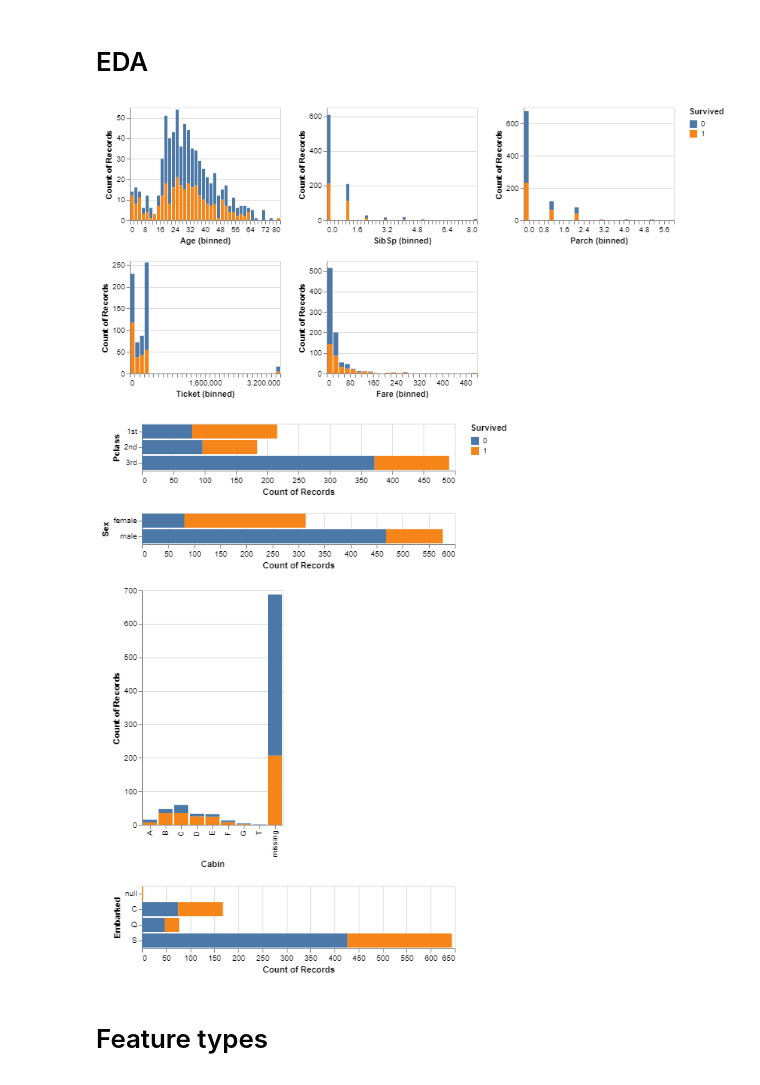
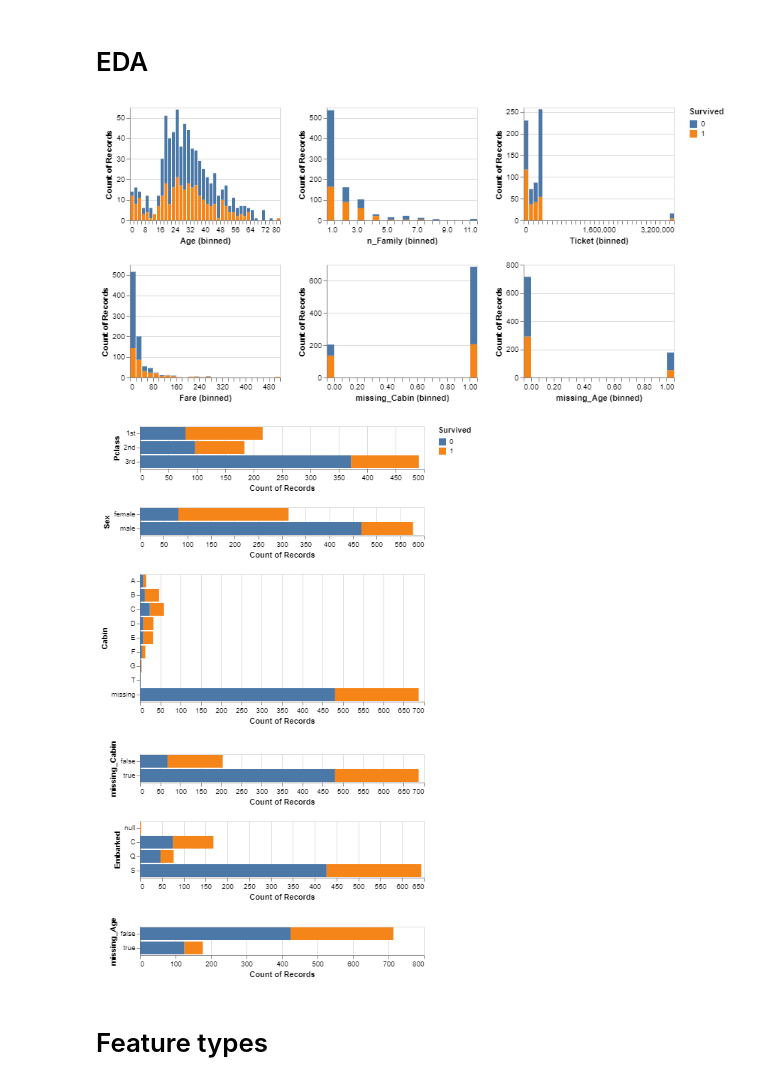
Before and after one commit to johnwslee/Titanic, a Jupyter notebook: Titanic.ipynb, the cells around one changed output. Drawn from its saved outputs; the diff is of its cells as text; code cells hidden in the pictures.

```diff
--- a/Titanic.ipynb
+++ b/Titanic.ipynb
@@ -121,10 +121,12 @@ dtype: int64
 # %%
 train_df['Survived'] = train_df['Survived'].astype(str)
 # %%
-train_df['Pclass'].loc[(train_df['Pclass'] == 1)] = "1st"
-train_df['Pclass'].loc[(train_df['Pclass'] == 2)] = "2nd"
-train_df['Pclass'].loc[(train_df['Pclass'] == 3)] = "3rd"
-train_df['Cabin'].loc[(train_df['Cabin'].isnull())] = "missing"
+train_df.loc[train_df['Pclass'] == 1, 'Pclass'] = "1st"
+train_df.loc[train_df['Pclass'] == 2, 'Pclass'] = "2nd"
+train_df.loc[train_df['Pclass'] == 3, 'Pclass'] = "3rd"
+train_df['missing_Cabin'] = train_df['Cabin'].isna()
+train_df['missing_Age'] = train_df['Age'].isna()
+train_df.loc[train_df['Cabin'].isna(), 'Cabin'] = "missing"
 train_df['Cabin'] = train_df['Cabin'].str.replace("^A{1}.*", "A")
 train_df['Cabin'] = train_df['Cabin'].str.replace("^B{1}.*", "B")
 train_df['Cabin'] = train_df['Cabin'].str.replace("^C{1}.*", "C")
@@ -132,5 +134,6 @@ train_df['Cabin'] = train_df['Cabin'].str.replace("^D{1}.*", "D")
 train_df['Cabin'] = train_df['Cabin'].str.replace("^E{1}.*", "E")
 train_df['Cabin'] = train_df['Cabin'].str.replace("^F{1}.*", "F")
 train_df['Cabin'] = train_df['Cabin'].str.replace("^G{1}.*", "G")
+train_df["n_Family"] = train_df["SibSp"] + train_df["Parch"] + 1
 train_df
 # %% [output]
@@ -184,38 +182,48 @@ alt.Chart(train_df).mark_bar().encode(
     width=200,
     height=150
 ).repeat(
-    ['Age', 'SibSp', 'Parch', 'Ticket', 'Fare'],
+    ['Age', 'n_Family', 'Ticket', 'Fare', 'missing_Cabin', 'missing_Age'],
     columns=3
 )
 # %% [output]
-[figure, old version]
+[figure, new version]
 # %%
 #Pclass, Sex, Cabin, Embarked
 
 plot_pclass = alt.Chart(train_df).mark_bar().encode(
     y='Pclass',
     x='count()',
     fill='Survived'
 )
 plot_sex = alt.Chart(train_df).mark_bar().encode(
     y='Sex',
     x='count()',
     fill='Survived'
 )
 plot_cabin = alt.Chart(train_df).mark_bar().encode(
-    x='Cabin',
-    y='count()',
+    x='count()',
+    y='Cabin',
+    fill='Survived'
+)
+plot_missing_cabin = alt.Chart(train_df).mark_bar().encode(
+    x='count()',
+    y='missing_Cabin',
     fill='Survived'
 )
 plot_embarked = alt.Chart(train_df).mark_bar().encode(
     y='Embarked',
     x='count()',
     fill='Survived'
 )
+plot_missing_age = alt.Chart(train_df).mark_bar().encode(
+    x='count()',
+    y='missing_Age',
+    fill='Survived'
+)
 
-plot_pclass & plot_sex & plot_cabin & plot_embarked
+plot_pclass & plot_sex & plot_cabin & plot_missing_cabin & plot_embarked & plot_missing_age
 # %% [output]
-[figure, old version]
+[figure, new version]
 # %%
 X_train, y_train = train_df.drop(columns=['Survived']), train_df['Survived']
 # %% [markdown]
```
Also changed, not shown: parts of 16 cells of this notebook.
